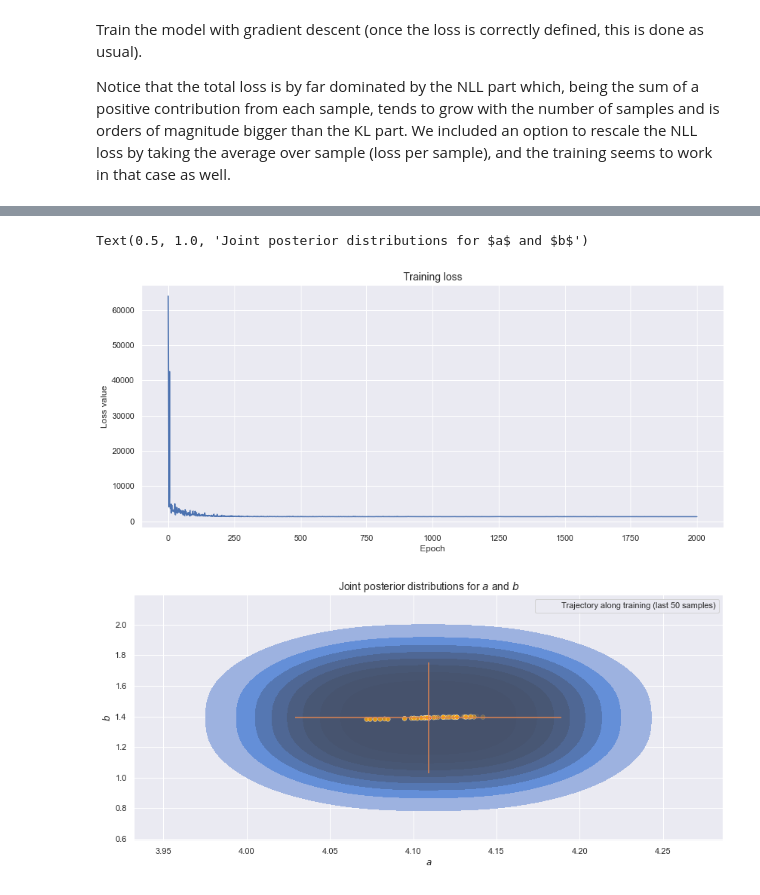
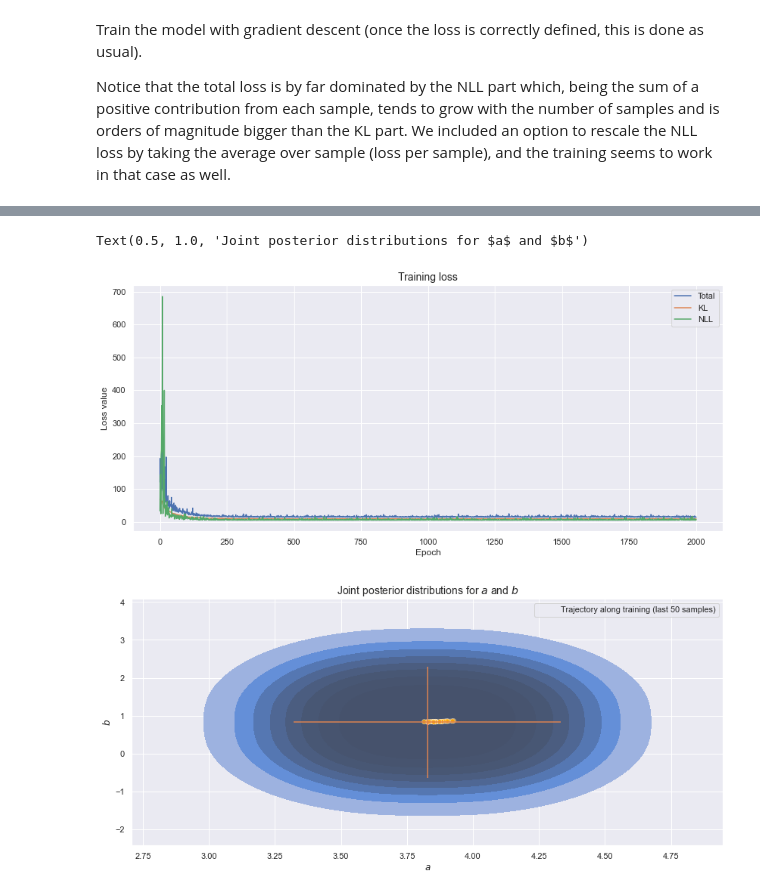
Before and after one commit to emanuele-moscato/bayesian-explorations, a Jupyter notebook: notebooks/bayesian_lin_reg_with_vi.ipynb, the cells around one changed output, grey strips where cells are left out. Drawn from its saved outputs; the diff is of its cells as text; code cells hidden in the pictures.

```diff
--- a/notebooks/bayesian_lin_reg_with_vi.ipynb
+++ b/notebooks/bayesian_lin_reg_with_vi.ipynb
@@ -179,7 +181,7 @@ def build_likelihood(x_data, a_b_samples):
     return tfd.Independent(
             tfd.Normal(
             loc=a_b_samples[:, :1] * tf.transpose(x_data) + a_b_samples[:, 1:],
-            scale=2.
+            scale=1.
         ),
         reinterpreted_batch_ndims=1
     )
@@ -215,6 +217,6 @@ array([19912.771, 17377.352, 11151.74 , 25231.658, 25711.768, 31363.852],
 # %%
 # @tf.function
-def compute_loss_nll(x_data, y_data, variational_distr, n_samples=1):
+def compute_loss_nll(x_data, y_data, variational_distr, normalize_loss_nll=True, n_samples=1):
     """
     """
     # Generate samples for the parameters using the
@@ -233,7 +235,12 @@ def compute_loss_nll(x_data, y_data, variational_distr, n_samples=1):
 
     # Return the MC approximation of the NLL (i.e. the average
     # over the samples of a and b).
-    return tf.reduce_mean(nlls_a_b_samples)
+    loss_nll = tf.reduce_mean(nlls_a_b_samples)
+
+    if normalize_loss_nll:
+        loss_nll = loss_nll / x_data.shape[0]
+
+    return loss_nll
 
 # Test.
 compute_loss_nll(x_data, y_data, variational_distr, n_samples=5)
@@ -245,7 +252,7 @@ def compute_total_loss(
         x_data,
         y_data,
         variational_distr,
-        normalize_loss_nnl=False
+        normalize_loss_nll=True
     ):
     """
     The `normalize_loss_nnl` parameters manages whether we
@@ -264,10 +271,7 @@ def compute_total_loss(
         variational_distr.scale[1]
     )
 
-    loss_nll = compute_loss_nll(x_data, y_data, variational_distr, n_samples=1)
-
-    if normalize_loss_nnl:
-        loss_nll = loss_nll / x_data.shape[0]
+    loss_nll = compute_loss_nll(x_data, y_data, variational_distr, normalize_loss_nll=normalize_loss_nll, n_samples=1)
 
     total_loss = loss_kl + loss_nll
 
@@ -484,13 +540,30 @@ a: 0.22869060933589935 sigma | b: 1.0561645030975342 sigma
 fig = plt.figure(figsize=(14, 6))
 
 sns.lineplot(
-    x=range(len(loss_history)),
-    y=loss_history
+    x=range(len(loss_history['total'])),
+    y=loss_history['total'],
+    label='Total',
+    color=sns.color_palette()[0]
+)
+
+sns.lineplot(
+    x=range(len(loss_history['kl'])),
+    y=loss_history['kl'],
+    label='KL',
+    color=sns.color_palette()[1]
+)
+
+sns.lineplot(
+    x=range(len(loss_history['nll'])),
+    y=loss_history['nll'],
+    label='NLL',
+    color=sns.color_palette()[2]
 )
 
 plt.title('Training loss', fontsize=14)
 plt.xlabel('Epoch')
 plt.ylabel('Loss value')
+plt.legend()
 
 
 # 2-dimensional density plot for a and b.
@@ -536,35 +609,35 @@ sns.kdeplot(
     y=a_b_samples_final[:, 1].numpy(),
     fill=True,
 )
 
 sns.scatterplot(
     x=variational_distr_final.mean()[:1].numpy(),
     y=variational_distr_final.mean()[1:].numpy(),
     color='red'
 )
 
 sns.scatterplot(
     x=tf.constant(params_history)[-50:, 0],
     y=tf.constant(params_history)[-50:, 1],
     color='orange',
     alpha=list(tf.linspace(0., 1., len(params_history[-50:])).numpy()),
     label='Trajectory along training (last 50 samples)'
 )
 
 plt.errorbar(
     x=variational_distr_final.mean()[:1].numpy(),
     y=variational_distr_final.mean()[1:].numpy(),
     xerr=2. * variational_distr_final.stddev()[:1].numpy(),
     yerr=2. * variational_distr_final.stddev()[1:].numpy()
 )
 
 plt.xlabel('$a$')
 plt.ylabel('$b$')
 plt.title('Joint posterior distributions for $a$ and $b$', fontsize=14)
 # %% [output]
 Text(0.5, 1.0, 'Joint posterior distributions for $a$ and $b$')
-[figure, old version]
+[figure, new version]
-[figure, old version]
+[figure, new version]
 # %%
 fig = plt.figure(figsize=(14, 6))
 
```
Also changed, not shown: parts of 8 cells of this notebook, 1 other file.
